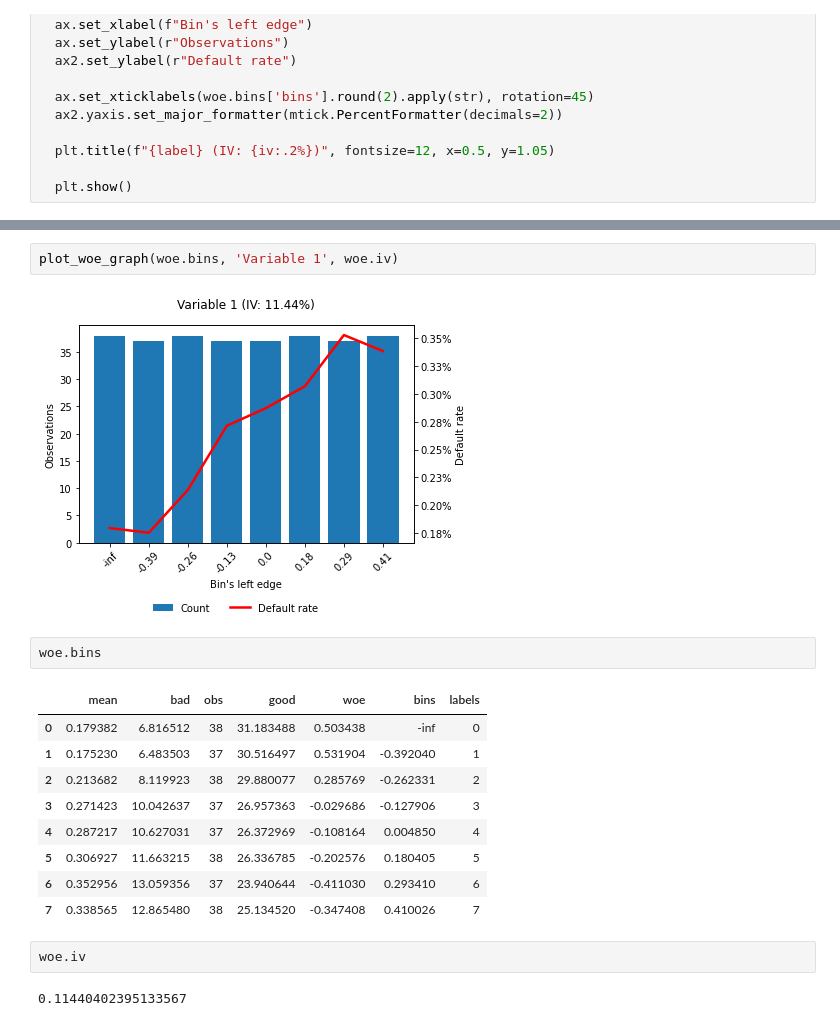
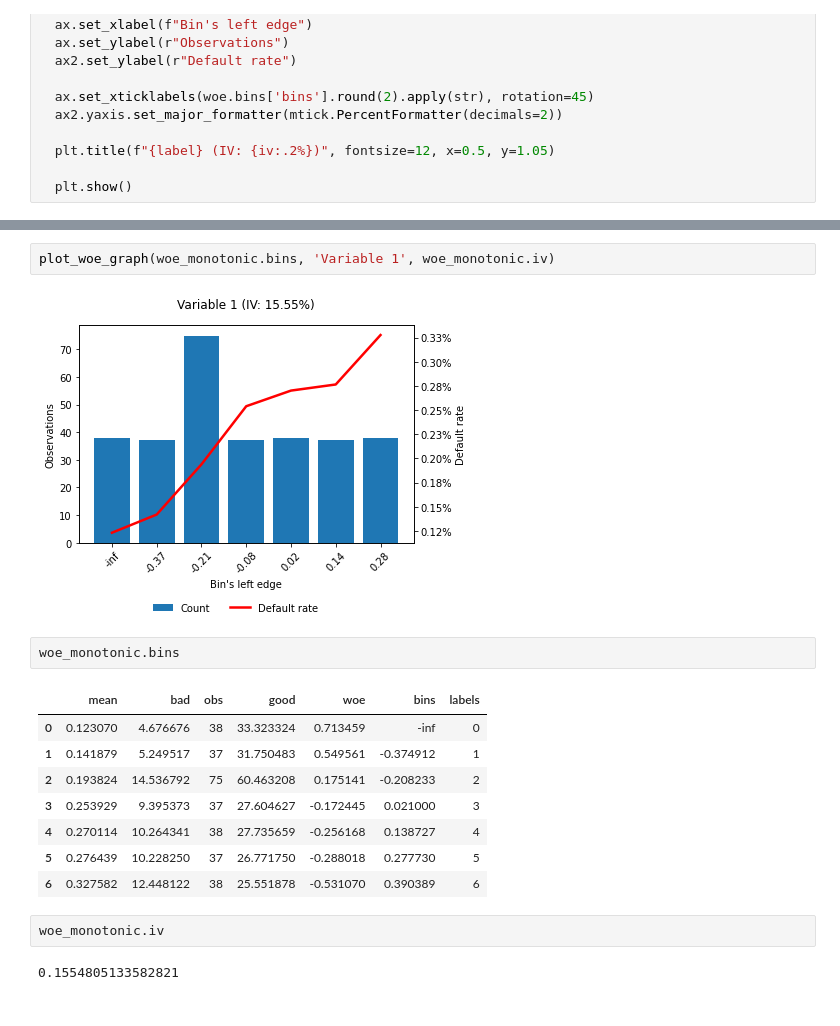
Before and after one commit to at621/snippets, a Jupyter notebook: woe_example.ipynb, the cells around one changed output, grey strips where cells are left out. Drawn from its saved outputs; the diff is of its cells as text.

```diff
--- a/woe_example.ipynb
+++ b/woe_example.ipynb
@@ -442,20 +442,19 @@ plt.show(fig)
 # %%
-plot_woe_graph(woe.bins, 'Variable 1', woe.iv)
+plot_woe_graph(woe_monotonic.bins, 'Variable 1', woe_monotonic.iv)
 # %% [output]
-[figure, old version]
+[figure, new version]
 # %%
-woe.bins
+woe_monotonic.bins
 # %% [output]
 |  | mean | bad | obs | good | woe | bins | labels |
-| 0 | 0.179382 | 6.816512 | 38 | 31.183488 | 0.503438 | -inf | 0 |
-| 1 | 0.175230 | 6.483503 | 37 | 30.516497 | 0.531904 | -0.392040 | 1 |
-| 2 | 0.213682 | 8.119923 | 38 | 29.880077 | 0.285769 | -0.262331 | 2 |
-| 3 | 0.271423 | 10.042637 | 37 | 26.957363 | -0.029686 | -0.127906 | 3 |
-| 4 | 0.287217 | 10.627031 | 37 | 26.372969 | -0.108164 | 0.004850 | 4 |
-| 5 | 0.306927 | 11.663215 | 38 | 26.336785 | -0.202576 | 0.180405 | 5 |
-| 6 | 0.352956 | 13.059356 | 37 | 23.940644 | -0.411030 | 0.293410 | 6 |
-| 7 | 0.338565 | 12.865480 | 38 | 25.134520 | -0.347408 | 0.410026 | 7 |
+| 0 | 0.123070 | 4.676676 | 38 | 33.323324 | 0.713459 | -inf | 0 |
+| 1 | 0.141879 | 5.249517 | 37 | 31.750483 | 0.549561 | -0.374912 | 1 |
+| 2 | 0.193824 | 14.536792 | 75 | 60.463208 | 0.175141 | -0.208233 | 2 |
+| 3 | 0.253929 | 9.395373 | 37 | 27.604627 | -0.172445 | 0.021000 | 3 |
+| 4 | 0.270114 | 10.264341 | 38 | 27.735659 | -0.256168 | 0.138727 | 4 |
+| 5 | 0.276439 | 10.228250 | 37 | 26.771750 | -0.288018 | 0.277730 | 5 |
+| 6 | 0.327582 | 12.448122 | 38 | 25.551878 | -0.531070 | 0.390389 | 6 |
 # %%
-woe.iv
+woe_monotonic.iv
 # %% [output]
-0.11440402395133567
+0.1554805133582821
```
Also changed, not shown: parts of 1 cell of this notebook.
